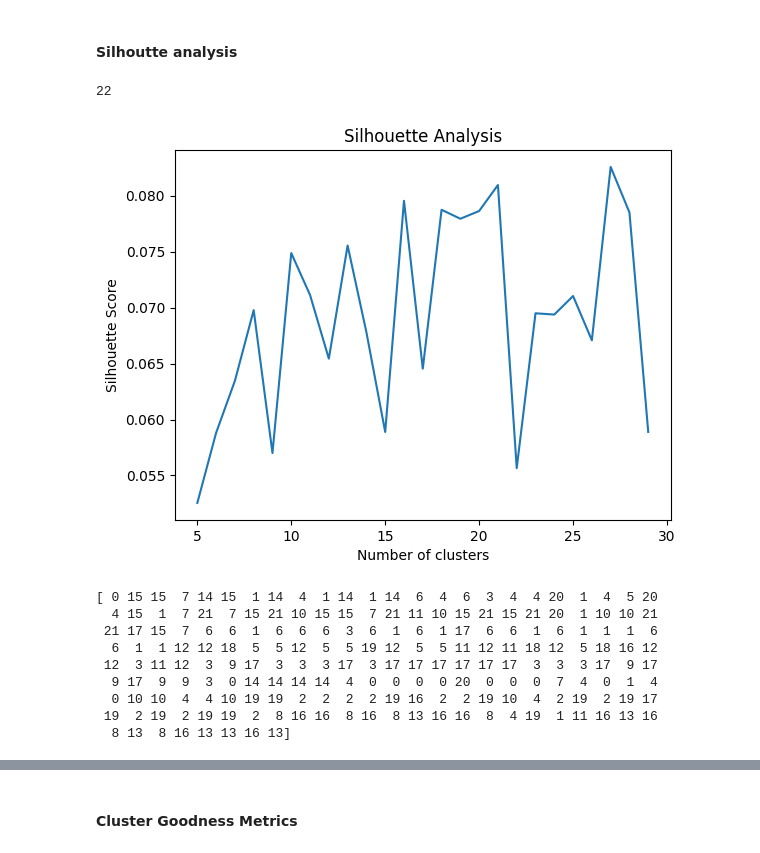
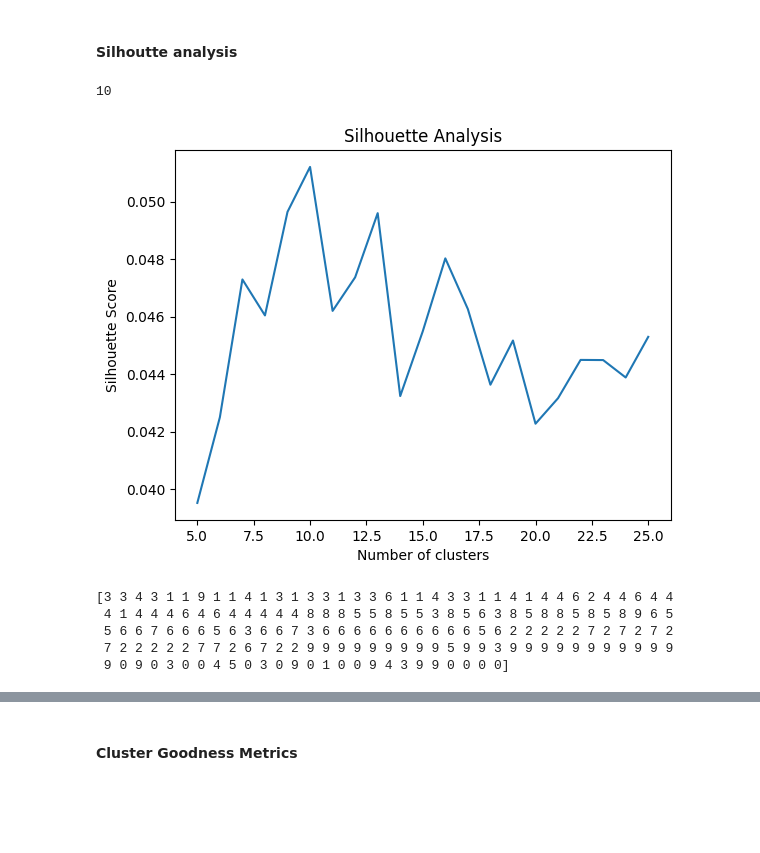
Before and after one commit to AishwaryaHastak/NewsBriefs, a Jupyter notebook: trial.ipynb, the cells around one changed output, grey strips where cells are left out. Cells and saved outputs as stored; diff of their text form; code cells hidden in the pictures; blank space fills up the shorter version.

```diff
--- a/trial.ipynb
+++ b/trial.ipynb
@@ -11,7 +12,6 @@ from bs4 import BeautifulSoup
 # %%
 # Move to constants file later on
 rss_url_list=[
-  "https://moxie.foxnews.com/google-publisher/latest.xml",
   "https://moxie.foxnews.com/google-publisher/world.xml",
   "https://moxie.foxnews.com/google-publisher/politics.xml",
   "https://moxie.foxnews.com/google-publisher/science.xml",
@@ -23,24 +23,28 @@ rss_url_list=[
 # %%
 # Function to fetch articles from News RSS Feed
 def fetch_news_articles(feed_url):
-    total_count = 0
+    articles = []
     feed = feedparser.parse(feed_url)
-    articles = []
     for entry in feed.entries:
-        # total_count +=1
+        try:
+            content = entry.content[0].value
+        except (KeyError, AttributeError):
+            # content = None
+            continue
+
         articles.append({
             'title': entry.title,
             'description': entry.description,
-            'content': entry.content[0].value})
+            'content': content
+        })
 
     return articles
 
 # Iterate over all rss urls
 articles = []
 for url in rss_url_list:
-  articles += fetch_news_articles(url)
+    articles += fetch_news_articles(url)
 # %%
 print('Number of articles',len(articles))
-for article in articles:
-    print(article)
+articles[0:5]
 # %% [output]
@@ -349,23 +376,25 @@ X_scaled = scaler.fit_transform(X)
 # %%
 from sklearn.metrics import silhouette_score
 import matplotlib.pyplot as plt
 
+min_clusters = 5
+max_clusters = 25
 silhouette_scores = []
-for i in range(5, 30):
-    kmeans = KMeans(n_clusters=i, n_init=10, random_state=42)
+for i in range(min_clusters, max_clusters+1):
+    kmeans = KMeans(n_clusters=i, init='k-means++',n_init=1, random_state=42)
     labels = kmeans.fit_predict(X_scaled)
     silhouette_scores.append(silhouette_score(X_scaled, labels))
 
-optimal_k = silhouette_scores.index(max(silhouette_scores))
+optimal_k = silhouette_scores.index(max(silhouette_scores)) + min_clusters
 print(optimal_k)
-plt.plot(range(5, 30), silhouette_scores)
+plt.plot(range(5, max_clusters+1), silhouette_scores)
 plt.xlabel('Number of clusters')
 plt.ylabel('Silhouette Score')
 plt.title('Silhouette Analysis')
 plt.show()
 # %% [output]
-22
+10
-[figure, old version]
+[figure, new version]
 # %%
 kmeans = KMeans(n_clusters=optimal_k, init='k-means++', random_state=42)
 kmeans.fit(X_scaled)
@@ -379,15 +408,11 @@ clusters = {i: [] for i in range(optimal_k)}
 for idx, label in enumerate(labels):
     clusters[label].append(cleaned_articles[idx])
 # %% [output]
-[ 0 15 15  7 14 15  1 14  4  1 14  1 14  6  4  6  3  4  4 20  1  4  5 20
-  4 15  1  7 21  7 15 21 10 15 15  7 21 11 10 15 21 15 21 20  1 10 10 21
- 21 17 15  7  6  6  1  6  6  6  3  6  1  6  1 17  6  6  1  6  1  1  1  6
-  6  1  1 12 12 18  5  5 12  5  5 19 12  5  5 11 12 11 18 12  5 18 16 12
- 12  3 11 12  3  9 17  3  3  3 17  3 17 17 17 17 17 17  3  3  3 17  9 17
-  9 17  9  9  3  0 14 14 14 14  4  0  0  0  0 20  0  0  0  7  4  0  1  4
-  0 10 10  4  4 10 19 19  2  2  2  2 19 16  2  2 19 10  4  2 19  2 19 17
- 19  2 19  2 19 19  2  8 16 16  8 16  8 13 16 16  8  4 19  1 11 16 13 16
-  8 13  8 16 13 13 16 13]
+[3 3 4 3 1 1 9 1 1 4 1 3 1 3 3 1 3 3 6 1 1 4 3 3 1 1 4 1 4 4 6 2 4 4 6 4 4
+ 4 1 4 4 4 6 4 6 4 4 4 4 4 8 8 8 5 5 8 5 5 3 8 5 6 3 8 5 8 8 5 8 5 8 9 6 5
+ 5 6 6 7 6 6 6 5 6 3 6 6 7 3 6 6 6 6 6 6 6 6 6 6 5 6 2 2 2 2 2 7 2 7 2 7 2
+ 7 2 2 2 2 2 7 7 2 6 7 2 2 9 9 9 9 9 9 9 9 9 5 9 9 3 9 9 9 9 9 9 9 9 9 9 9
+ 9 0 9 0 3 0 0 4 5 0 3 0 9 0 1 0 0 9 4 3 9 9 0 0 0 0]
 # %%
 for cluster,article in enumerate(clusters.values()):
   print('cluster ',cluster)
```
Also changed, not shown: parts of 22 cells of this notebook, 8 other files.
